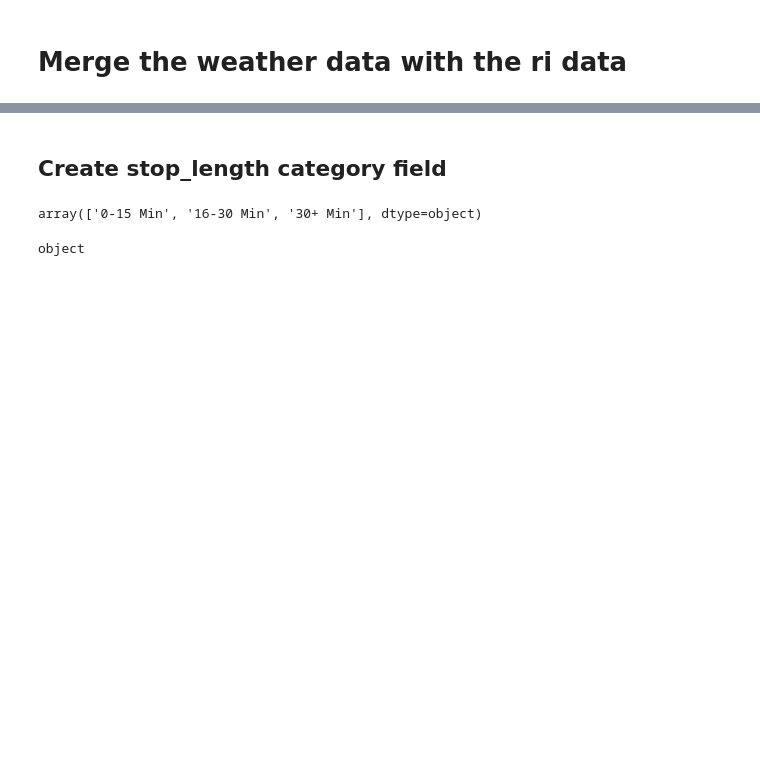
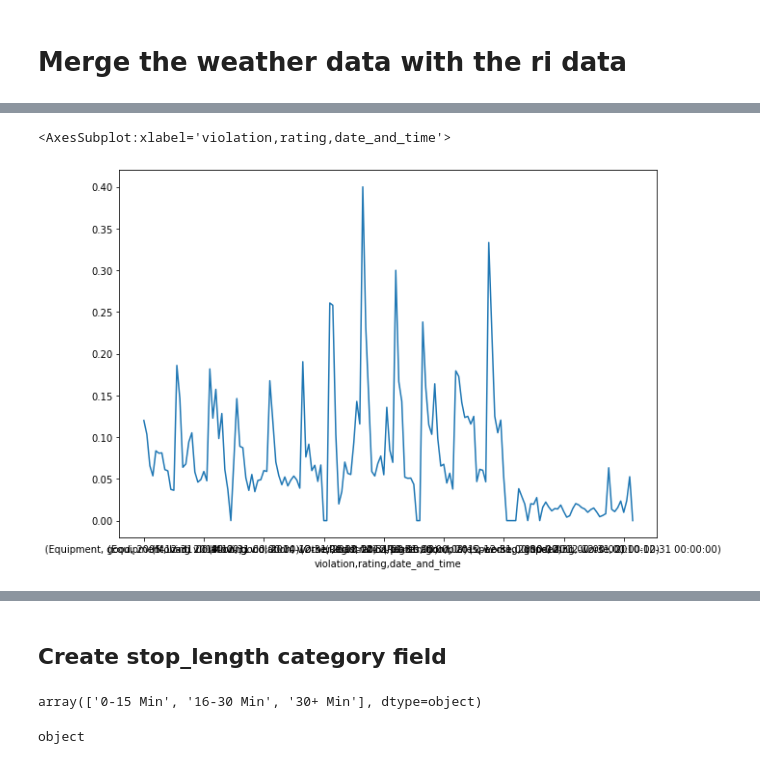
Before and after one commit to kipmadden/Stanford-Open-Policing-Project, a Jupyter notebook: Stanford Open Policing Project - Rhode Island Analysis.ipynb, the cells around one changed output, grey strips where cells are left out. Cells and saved outputs as stored; diff of their text form; code cells hidden in the pictures; blank space fills up the shorter version.

```diff
--- a/Stanford Open Policing Project - Rhode Island Analysis.ipynb
+++ b/Stanford Open Policing Project - Rhode Island Analysis.ipynb
@@ -821,7 +821,16 @@ weather.bad_conditions.value_counts().sort_index()
 Name: bad_conditions, dtype: int64
 # %%
 # Create a dictionary that maps integers to strings
-mapping = {0:'good', 1:'bad', 2:'bad', 3:'bad',4:'bad',5:'worse',6:'worse',7:'worse',8:'worse',9:'worse'}
+mapping = {0:'good',
+           1:'bad',
+           2:'bad',
+           3:'bad',
+           4:'bad',
+           5:'worse',
+           6:'worse',
+           7:'worse',
+           8:'worse',
+           9:'worse'}
 # %%
 # Convert the 'bad_conditions' integers to strings using the 'mapping'
 weather['rating'] = weather.bad_conditions.map(mapping)
@@ -890,0 +1038,2 @@ KeyError: "None of ['stop_datetime'] are in the columns"
+# %%
+arrest_rate_weather = ri_weather.groupby(['violation','rating'])['is_arrested'].resample('A').mean()
@@ -890,0 +1077,5 @@ KeyError: "None of ['stop_datetime'] are in the columns"
+# %%
+arrest_rate_weather.plot()
+# %% [output]
+<AxesSubplot:xlabel='violation,rating,date_and_time'>
+[figure, added]
```
Also changed, not shown: parts of 23 cells of this notebook.
